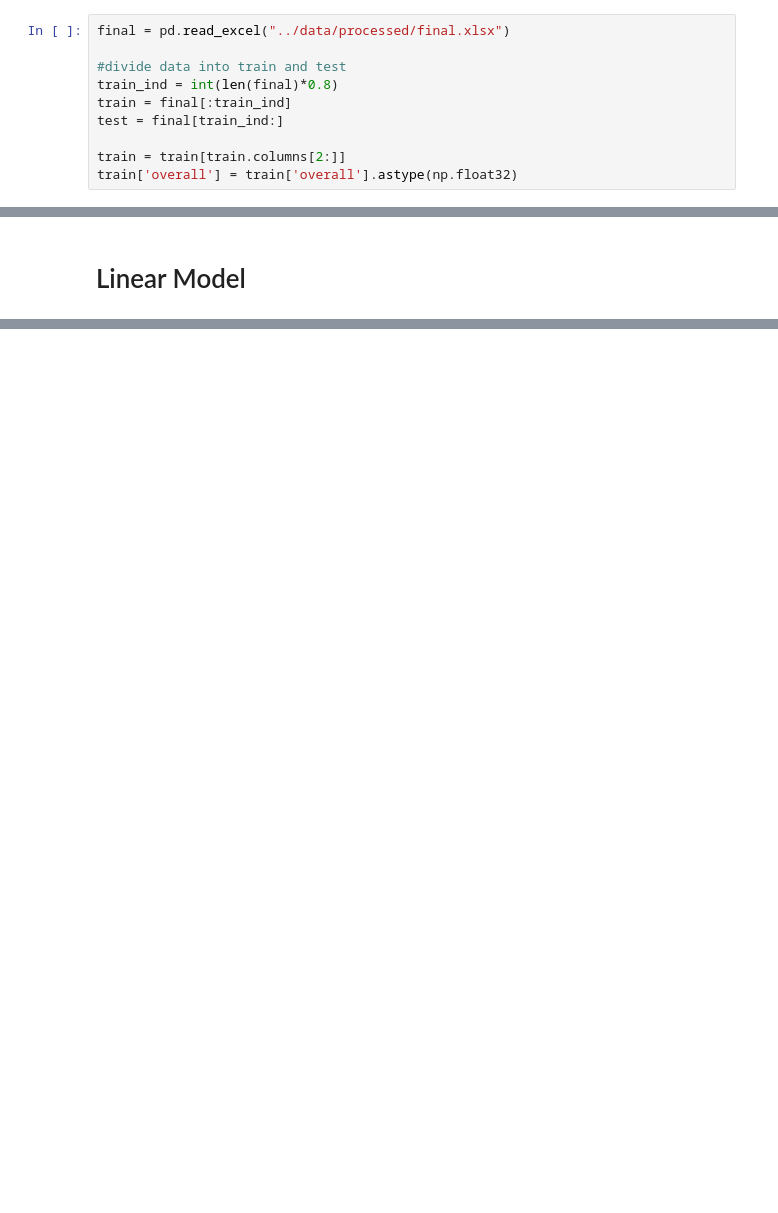
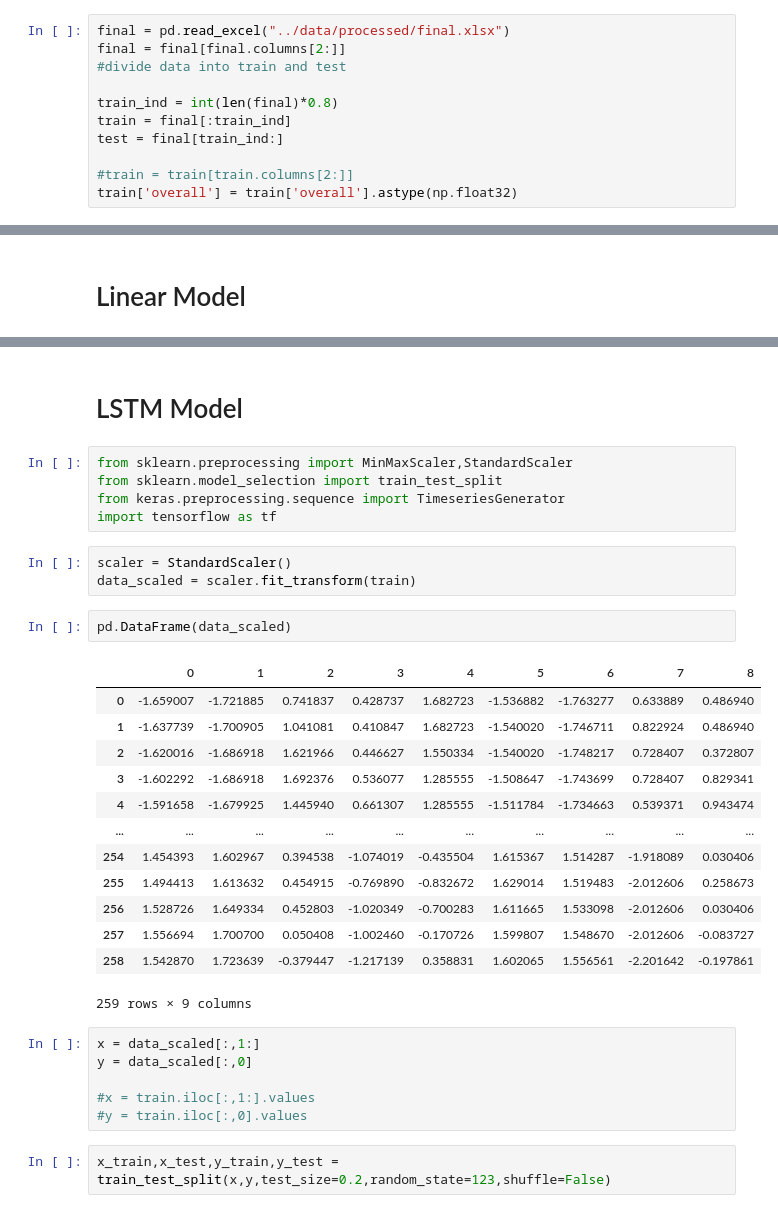
Before and after one commit to saichandra42/CPI-Prediction, a Jupyter notebook: notebooks/models.ipynb, the cells around one changed output, grey strips where cells are left out. Cells and saved outputs as stored; diff of their text form; blank space fills up the shorter version.

```diff
--- a/notebooks/models.ipynb
+++ b/notebooks/models.ipynb
@@ -11,11 +12,12 @@ import torch.optim as optim
 ## Train and test split
 # %%
 final = pd.read_excel("../data/processed/final.xlsx")
+final = final[final.columns[2:]]
+#divide data into train and test
 
-#divide data into train and test
 train_ind = int(len(final)*0.8)
 train = final[:train_ind]
 test = final[train_ind:]
 
-train = train[train.columns[2:]]
+#train = train[train.columns[2:]]
 train['overall'] = train['overall'].astype(np.float32)
@@ -34,0 +162,34 @@ epochs = 10
+# %% [markdown]
+# LSTM Model
+# %%
+from sklearn.preprocessing import MinMaxScaler,StandardScaler
+from sklearn.model_selection import train_test_split
+from keras.preprocessing.sequence import TimeseriesGenerator
+import tensorflow as tf
+# %%
+scaler = StandardScaler()
+data_scaled = scaler.fit_transform(train)
+# %%
+pd.DataFrame(data_scaled)
+# %% [output]
+|  | 0 | 1 | 2 | 3 | 4 | 5 | 6 | 7 | 8 |
+| 0 | -1.659007 | -1.721885 | 0.741837 | 0.428737 | 1.682723 | -1.536882 | -1.763277 | 0.633889 | 0.486940 |
+| 1 | -1.637739 | -1.700905 | 1.041081 | 0.410847 | 1.682723 | -1.540020 | -1.746711 | 0.822924 | 0.486940 |
+| 2 | -1.620016 | -1.686918 | 1.621966 | 0.446627 | 1.550334 | -1.540020 | -1.748217 | 0.728407 | 0.372807 |
+| 3 | -1.602292 | -1.686918 | 1.692376 | 0.536077 | 1.285555 | -1.508647 | -1.743699 | 0.728407 | 0.829341 |
+| 4 | -1.591658 | -1.679925 | 1.445940 | 0.661307 | 1.285555 | -1.511784 | -1.734663 | 0.539371 | 0.943474 |
+| ... | ... | ... | ... | ... | ... | ... | ... | ... | ... |
+| 254 | 1.454393 | 1.602967 | 0.394538 | -1.074019 | -0.435504 | 1.615367 | 1.514287 | -1.918089 | 0.030406 |
+| 255 | 1.494413 | 1.613632 | 0.454915 | -0.769890 | -0.832672 | 1.629014 | 1.519483 | -2.012606 | 0.258673 |
+| 256 | 1.528726 | 1.649334 | 0.452803 | -1.020349 | -0.700283 | 1.611665 | 1.533098 | -2.012606 | 0.030406 |
+| 257 | 1.556694 | 1.700700 | 0.050408 | -1.002460 | -0.170726 | 1.599807 | 1.548670 | -2.012606 | -0.083727 |
+| 258 | 1.542870 | 1.723639 | -0.379447 | -1.217139 | 0.358831 | 1.602065 | 1.556561 | -2.201642 | -0.197861 |
+259 rows × 9 columns
+# %%
+x = data_scaled[:,1:]
+y = data_scaled[:,0]
+
+#x = train.iloc[:,1:].values
+#y = train.iloc[:,0].values
+# %%
+x_train,x_test,y_train,y_test = train_test_split(x,y,test_size=0.2,random_state=123,shuffle=False)
```
Also changed, not shown: parts of 25 cells of this notebook, 10 other files.
